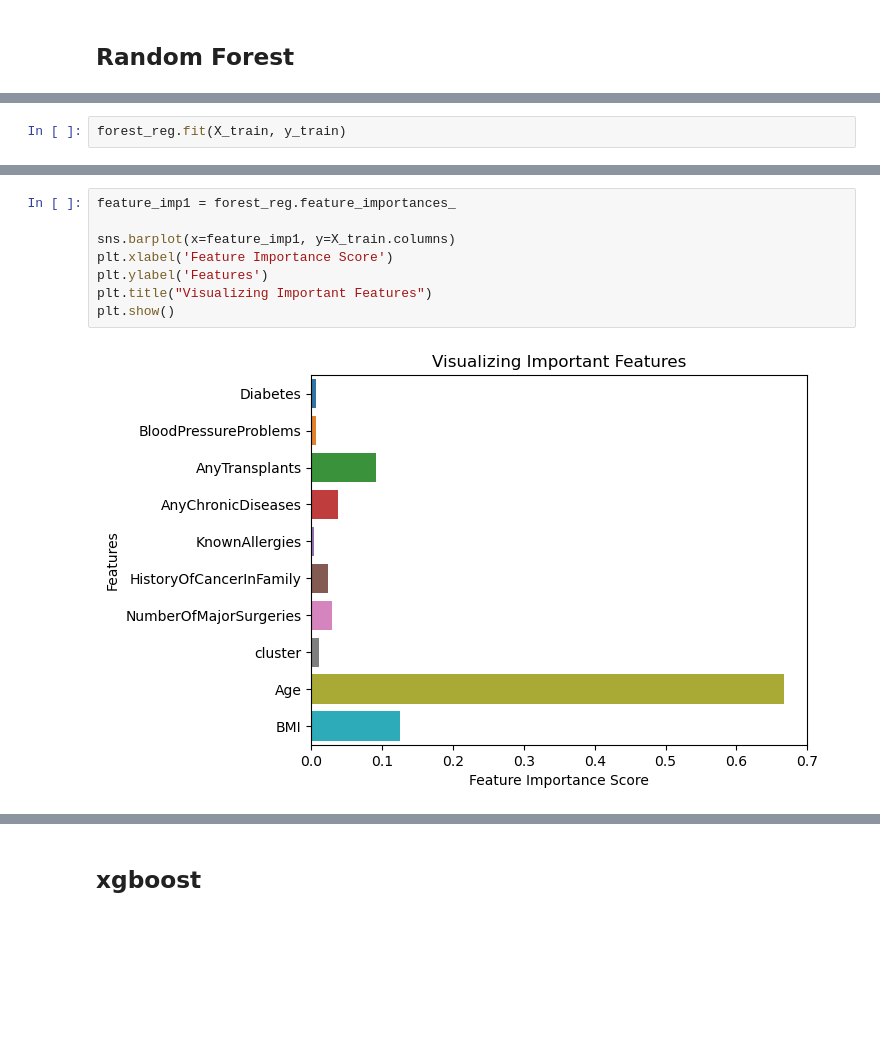
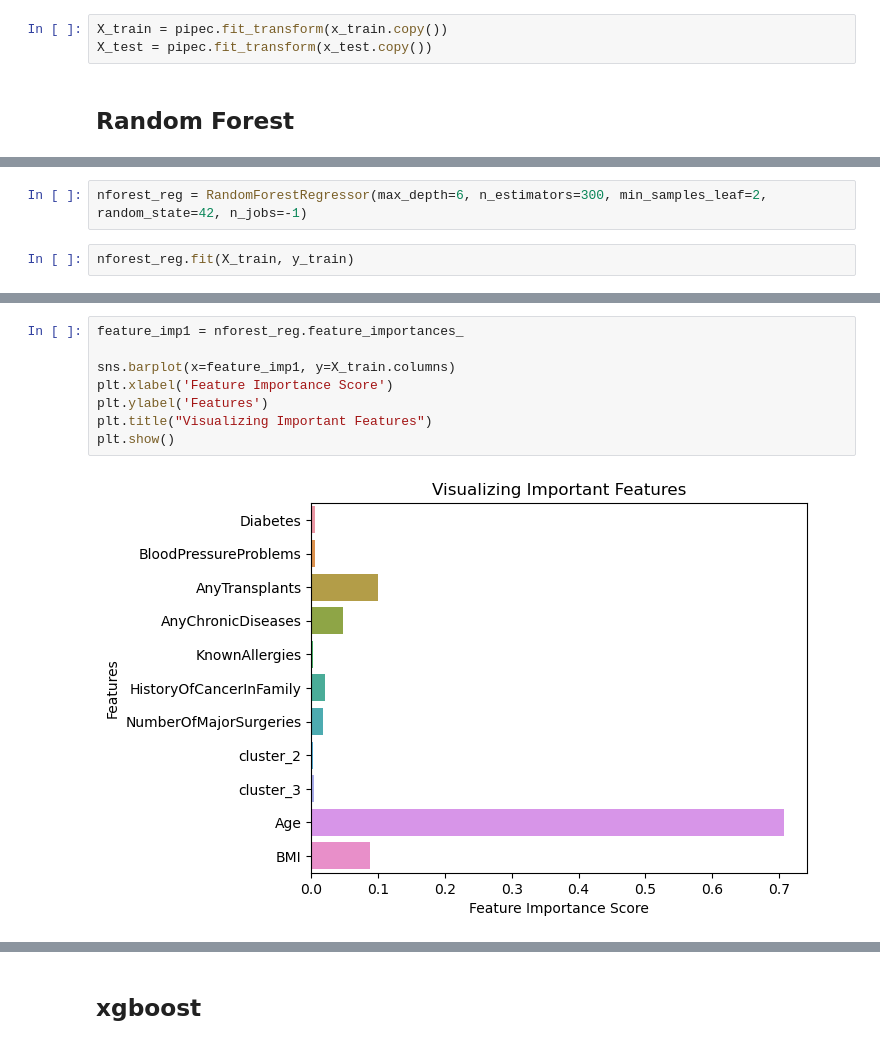
Before and after one commit to OverCat2000/ML_project, a Jupyter notebook: advanceAnalysis.ipynb, the cells around one changed output, grey strips where cells are left out. Saved outputs shown, nothing was run; the diff lists cells and outputs as text; blank space fills up the shorter version.

Commit message:
cluster transformer

```diff
--- a/advanceAnalysis.ipynb
+++ b/advanceAnalysis.ipynb
@@ -1122,2 +1079,5 @@ X_test = pipe.fit_transform(x_test.copy())
+# %%
+X_train = pipec.fit_transform(x_train.copy())
+X_test = pipec.fit_transform(x_test.copy())
 # %% [markdown]
 ## Random Forest
@@ -1126,2 +1083,0 @@ forest_reg = RandomForestRegressor(random_state=42)
-# %%
-forest_reg.fit(X_train, y_train)
@@ -1135,0 +1084,4 @@ np.sqrt(mean_squared_error(y_test, pred))
+# %%
+nforest_reg = RandomForestRegressor(max_depth=6, n_estimators=300, min_samples_leaf=2, random_state=42, n_jobs=-1)
+# %%
+nforest_reg.fit(X_train, y_train)
@@ -1136,13 +1111,13 @@ np.sqrt(mean_squared_error(y_test, pred))
 # %%
-feature_imp1 = forest_reg.feature_importances_
+feature_imp1 = nforest_reg.feature_importances_
 
 sns.barplot(x=feature_imp1, y=X_train.columns)
 plt.xlabel('Feature Importance Score')
 plt.ylabel('Features')
 plt.title("Visualizing Important Features")
 plt.show()
 # %% [output]
-[figure, old version]
+[figure, new version]
 # %%
 temp = pd.DataFrame({'Observed':y_test, 'predicted':pred})
 temp.sort_values('Observed', inplace=True)
```
Also changed, not shown: parts of 113 cells of this notebook.
